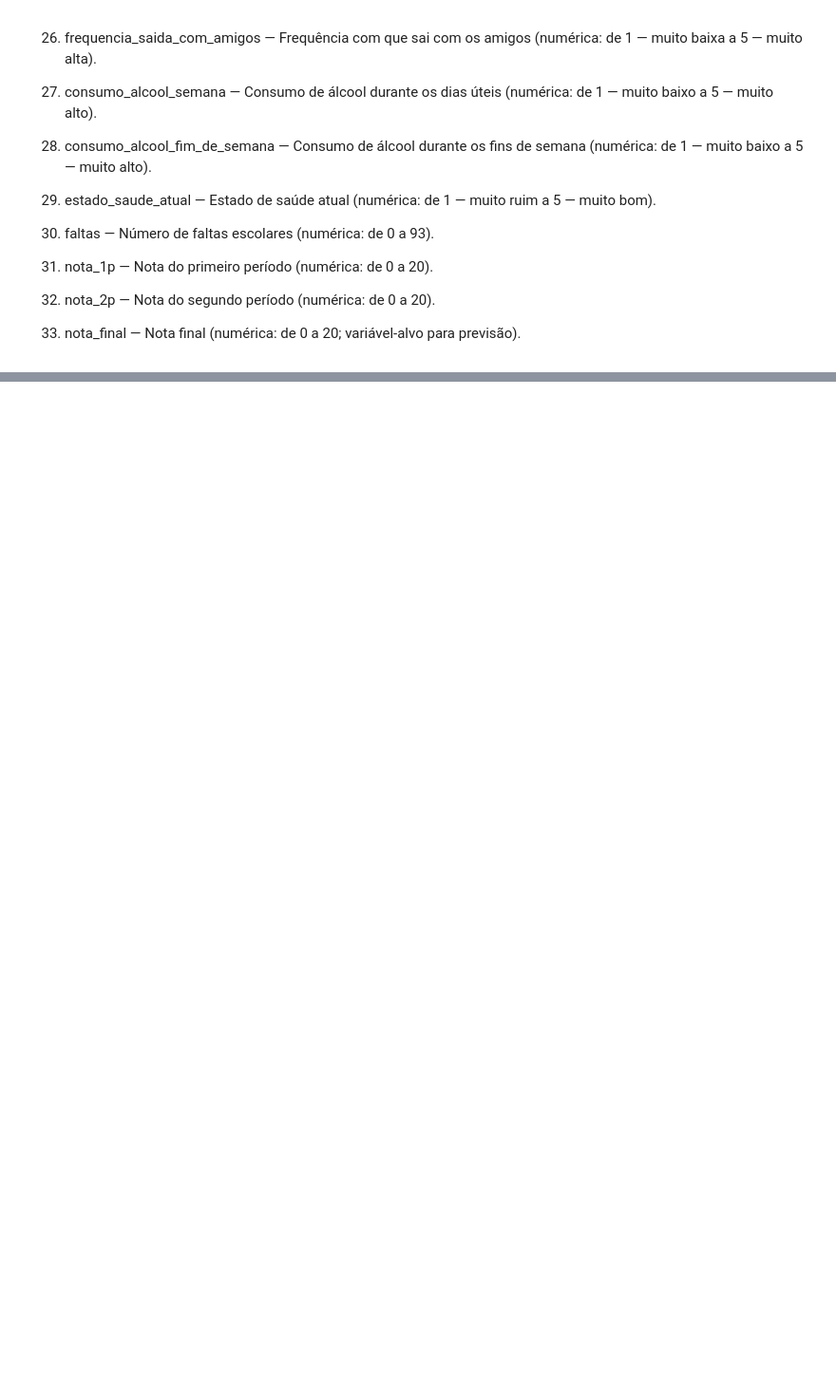
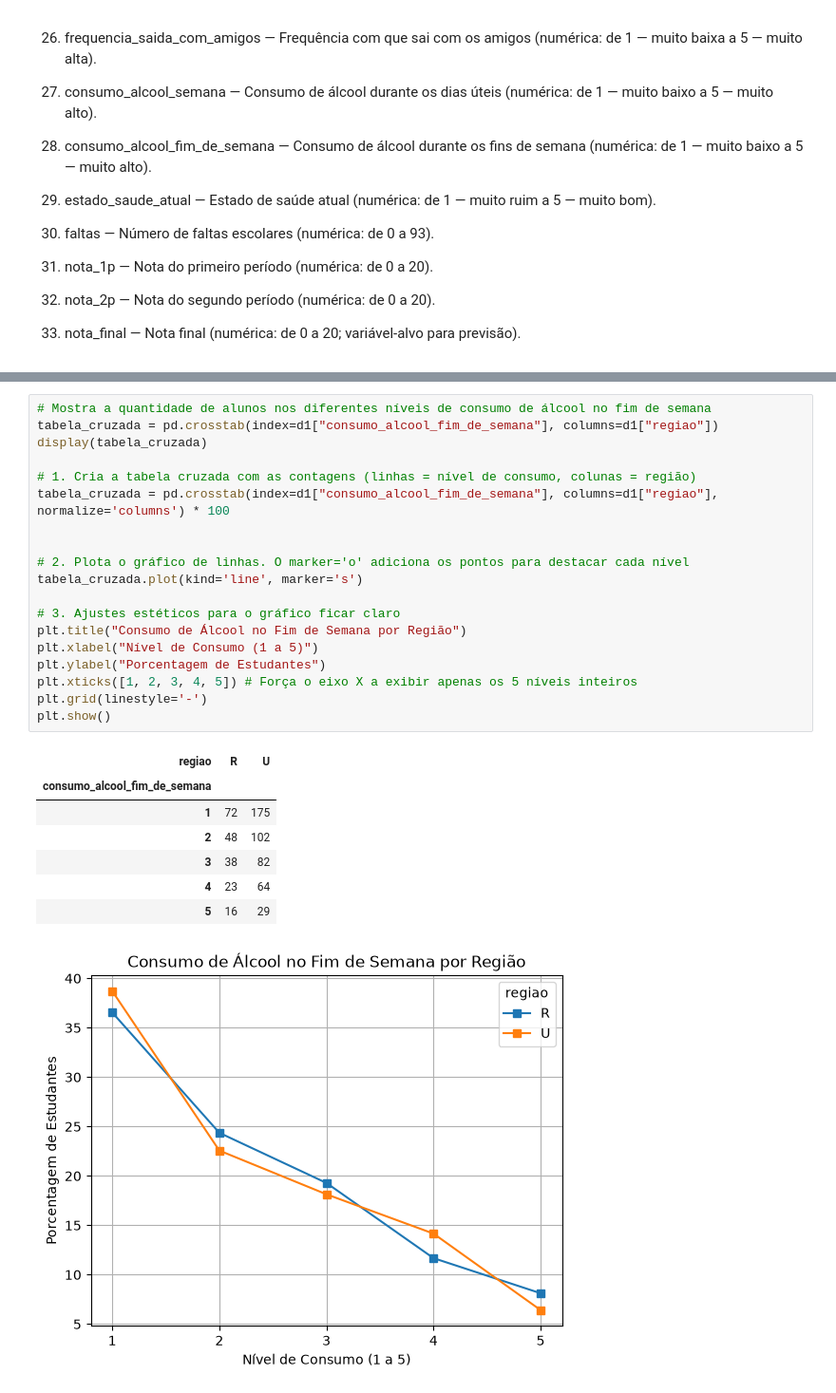
Before and after one commit to julialm-s/EDADatasetStudentAlcoholConsumption, a Jupyter notebook: analise.ipynb, the cells around one changed output, grey strips where cells are left out. Shown at 95% size. Cells and saved outputs as stored; diff of their text form; blank space fills up the shorter version.

```diff
--- a/analise.ipynb
+++ b/analise.ipynb
@@ -168,0 +220,28 @@ Duplicatas: 0
+# %%
+# Mostra a quantidade de alunos nos diferentes níveis de consumo de álcool no fim de semana
+tabela_cruzada = pd.crosstab(index=d1["consumo_alcool_fim_de_semana"], columns=d1["regiao"])
+display(tabela_cruzada)
+
+# 1. Cria a tabela cruzada com as contagens (linhas = nível de consumo, colunas = região)
+tabela_cruzada = pd.crosstab(index=d1["consumo_alcool_fim_de_semana"], columns=d1["regiao"], normalize='columns') * 100
+
+
+# 2. Plota o gráfico de linhas. O marker='o' adiciona os pontos para destacar cada nível
+tabela_cruzada.plot(kind='line', marker='s')
+
+# 3. Ajustes estéticos para o gráfico ficar claro
+plt.title("Consumo de Álcool no Fim de Semana por Região")
+plt.xlabel("Nível de Consumo (1 a 5)")
+plt.ylabel("Porcentagem de Estudantes")
+plt.xticks([1, 2, 3, 4, 5]) # Força o eixo X a exibir apenas os 5 níveis inteiros
+plt.grid(linestyle='-')
+plt.show()
+# %% [output]
+| regiao | R | U |
+| consumo_alcool_fim_de_semana |  |  |
+| 1 | 72 | 175 |
+| 2 | 48 | 102 |
+| 3 | 38 | 82 |
+| 4 | 23 | 64 |
+| 5 | 16 | 29 |
+[figure, added]
```
Also changed, not shown: parts of 19 cells of this notebook.
